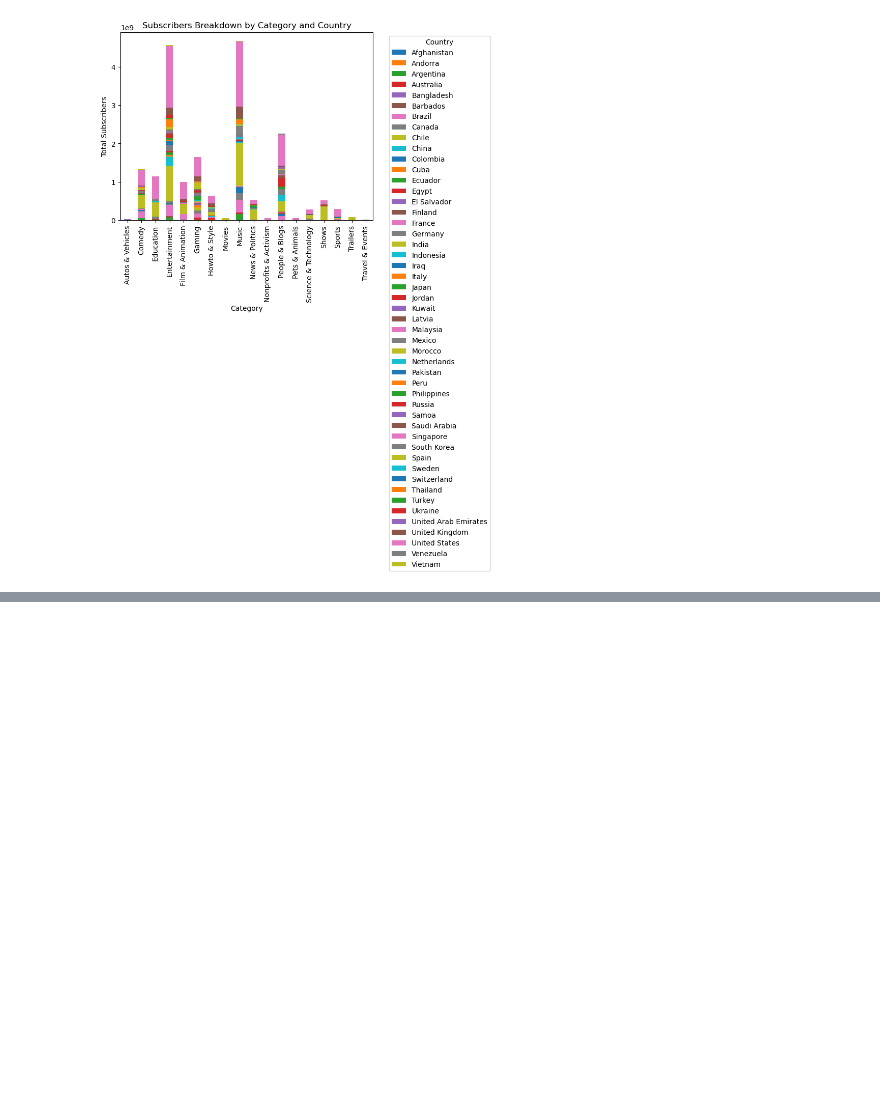
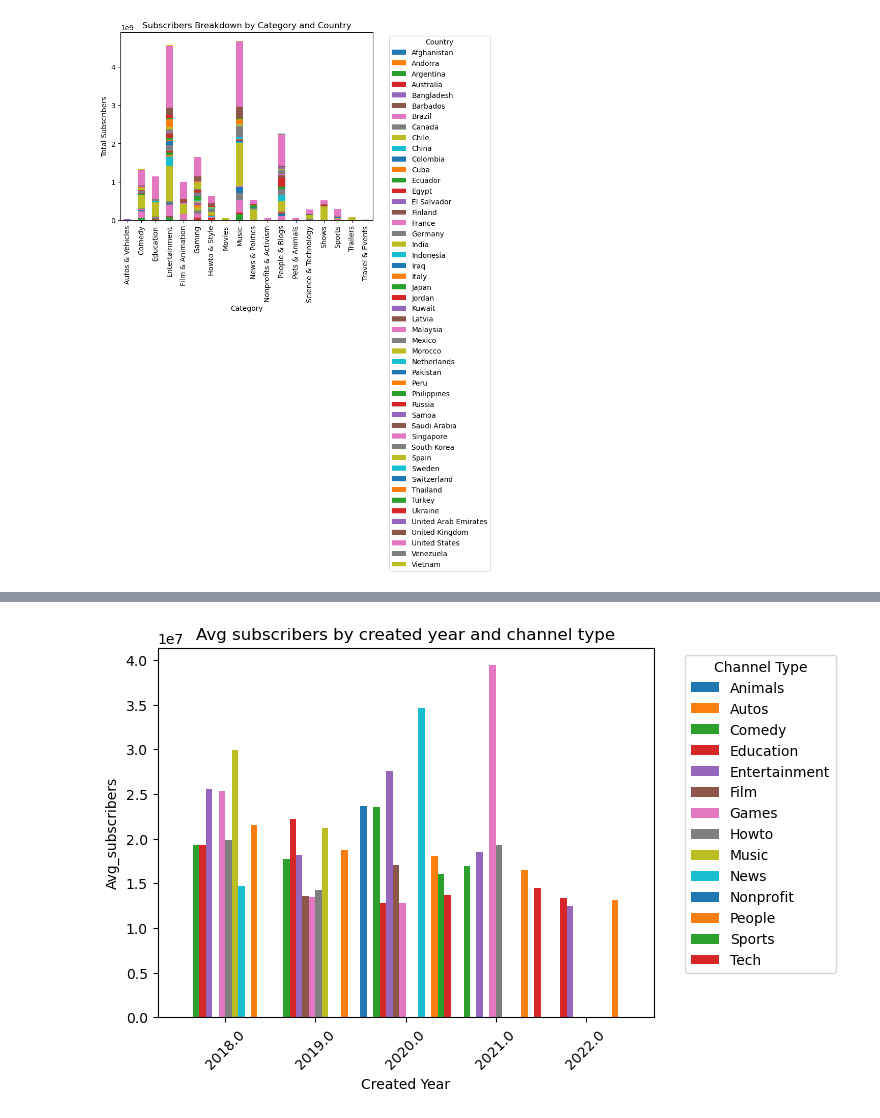
Before and after one commit to piyush6705/eda, a Jupyter notebook: Untitled.ipynb, the cells around one changed output, grey strips where cells are left out. Saved outputs shown, nothing was run; the diff lists cells and outputs as text; code cells hidden in the pictures; blank space fills up the shorter version.

```diff
--- a/Untitled.ipynb
+++ b/Untitled.ipynb
@@ -371,0 +381,10 @@ plt.ylabel('subscribe
+# %%
+df.groupby(['created_year','channel_type'])['subscribers'].mean().unstack().tail().plot(kind='bar',width=1)
+plt.title('Avg subscribers by created year and channel type')
+plt.ylabel("Avg_subscribers")
+plt.xlabel("Created Year")
+plt.xticks(rotation =45)
+plt.legend(title="Channel Type", bbox_to_anchor =(1.05,1), loc= 'upper left')
+plt.show()
+# %% [output]
+[figure, added]
```
Also changed, not shown: parts of 4 cells of this notebook, 1 other file.
